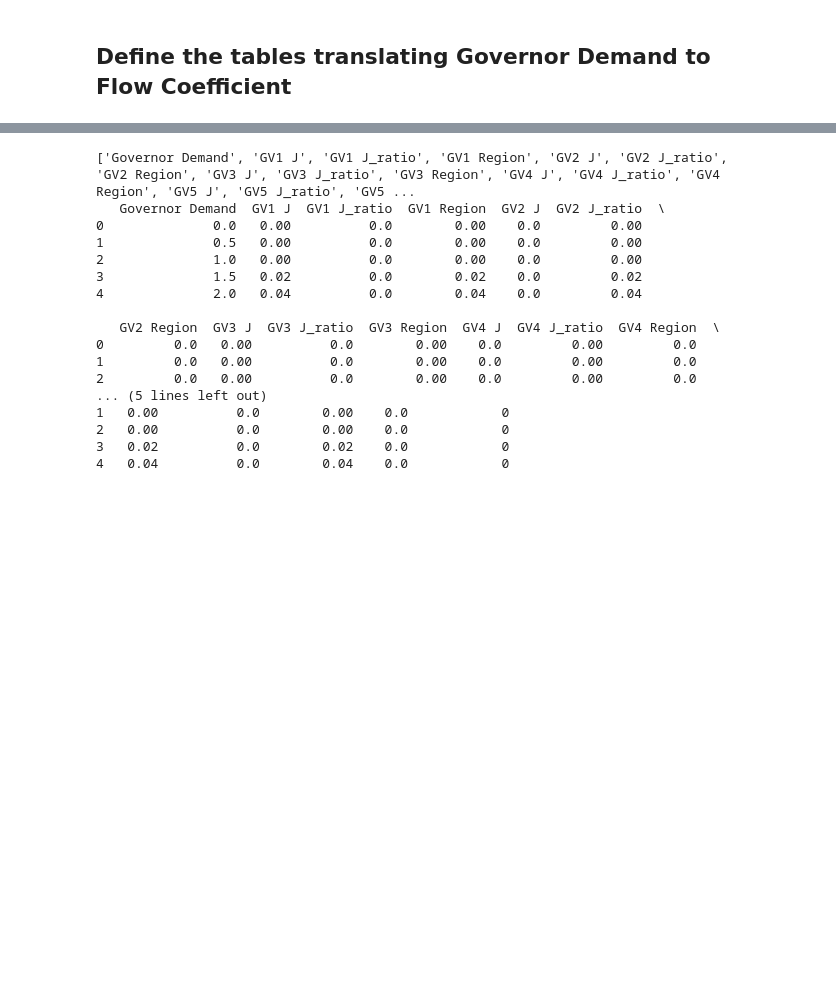
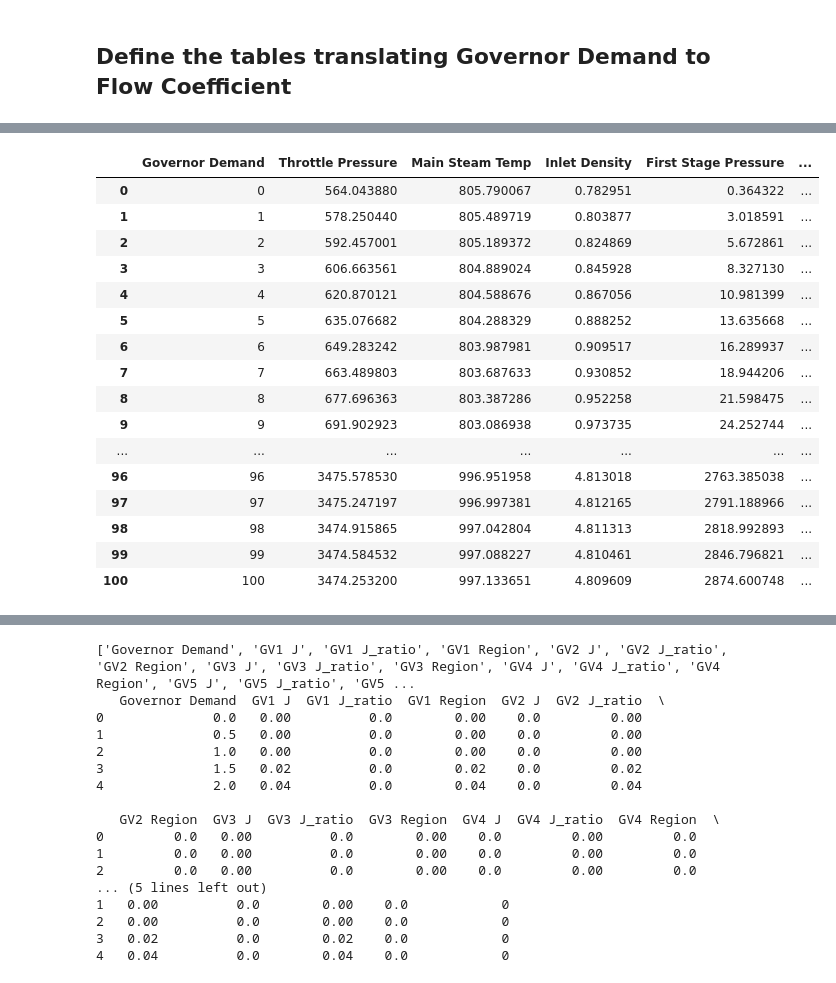
Before and after one commit to matthew-david-hawkins/Steam-Turbine-Valve-Analysis, a Jupyter notebook: Valve_Analysis.ipynb, the cells around one changed output, grey strips where cells are left out. Saved outputs shown, nothing was run; the diff lists cells and outputs as text; code cells hidden in the pictures; blank space fills up the shorter version.

Commit message:
Added Design Data Modeling

```diff
--- a/Valve_Analysis.ipynb
+++ b/Valve_Analysis.ipynb
@@ -299,3 +579,15 @@ print(gv_trim_df)
+# %%
+dictionary = {
+    "Governor Demand" : ax.get_children()[1]._x,
+    "First Stage Pressure" : ax.get_children()[1]._y
+}
+first_stage_model_df = pd.DataFrame(dictionary)
+first_stage_model_df.to_csv(f"projects/{project}/first_stage_model.csv")
+
+
+#fig, ax = plt.subplots()
+#plt.plot(steam_flow_model[0], steam_flow_model[1])
+#plt.show()
 # %% [markdown]
 ## Define the tables translating Governor Demand to Flow Coefficient
 # %%
@@ -355,0 +698,83 @@ print(get_regime(1.5,0.2))
+# %%
+#First guess for gov_k and noz_l
+gov_k = 4
+noz_k = 4
+
+for i in range(gov_no):
+
+    #ITERATE OVER GVs
+    #re-initialize problem
+    single_j_list = []
+    single_jratio_list = []
+    single_region_list = []
+
+    seq_j_list = []
+    seq_jratio_list = []
+    seq_region_list = []
+
+    for x in range(len(gov_dmd)):
+
+            #----------------------------------------------------------
+            #Calculate the jratio and flow regime for single valve mode
+            #----------------------------------------------------------
+
+            #Calculate the valve lift
+            single_lift = numpy.interp(gov_dmd[x], single_dmd_df["Governor Demand"], single_dmd_df["Valve Position Demand"])
+
+            #Calculate the valve area
+            single_j_list.append(gov_k/100*numpy.interp(single_lift, trim_list[2*i], trim_list[2*i+1]))
+
+            #calculate the jratio
+            single_jratio_list.append(single_j_list[x]/noz_k)
+
+            #determine the flow regime for each governor valve
+            single_region_list.append(get_regime(single_jratio_list[x], p_ratio[x]))
+
+
+            #----------------------------------------------------------
+            #Calculate the jratio and flow regime for sequential valve mode
+            #----------------------------------------------------------
+
+            #Calculate the valve lift
+            seq_lift = numpy.interp(gov_dmd[x], gv_demand_df.iloc[:,2*i], gv_demand_df.iloc[:,2*i+1])
+
+            #Calculate the valve area
+            seq_j_list.append(gov_k/100*numpy.interp(seq_lift, trim_list[2*i], trim_list[2*i+1]))
+
+            #calculate the jratio
+            seq_jratio_list.append(seq_j_list[x]/noz_k)
+
+            #determine the flow regime for each governor valve
+            seq_region_list.append(get_regime(seq_jratio_list[x], p_ratio[x]))
+
+
+
+    performance_df[f"Single Flow Coefficient {i+1}"] = single_j_list
+    performance_df[f"Single Flow Region {i+1}"] = single_region_list
+    performance_df[f"Single J Ratio {i+1}"] = single_jratio_list
+
+    performance_df[f"Sequential Flow Coefficient {i+1}"] = seq_j_list
+    performance_df[f"Sequential Flow Region {i+1}"] = seq_region_list
+    performance_df[f"Sequential J Ratio {i+1}"] = seq_jratio_list
+
+    #ITERATE OVER GVs
+
+performance_df
+# %% [output]
+|  | Governor Demand | Throttle Pressure | Main Steam Temp | Inlet Density | First Stage Pressure | ... |
+| 0 | 0 | 564.043880 | 805.790067 | 0.782951 | 0.364322 | ... |
+| 1 | 1 | 578.250440 | 805.489719 | 0.803877 | 3.018591 | ... |
+| 2 | 2 | 592.457001 | 805.189372 | 0.824869 | 5.672861 | ... |
+| 3 | 3 | 606.663561 | 804.889024 | 0.845928 | 8.327130 | ... |
+| 4 | 4 | 620.870121 | 804.588676 | 0.867056 | 10.981399 | ... |
+| 5 | 5 | 635.076682 | 804.288329 | 0.888252 | 13.635668 | ... |
+| 6 | 6 | 649.283242 | 803.987981 | 0.909517 | 16.289937 | ... |
+| 7 | 7 | 663.489803 | 803.687633 | 0.930852 | 18.944206 | ... |
+| 8 | 8 | 677.696363 | 803.387286 | 0.952258 | 21.598475 | ... |
+| 9 | 9 | 691.902923 | 803.086938 | 0.973735 | 24.252744 | ... |
+| ... | ... | ... | ... | ... | ... | ... |
+| 96 | 96 | 3475.578530 | 996.951958 | 4.813018 | 2763.385038 | ... |
+| 97 | 97 | 3475.247197 | 996.997381 | 4.812165 | 2791.188966 | ... |
+| 98 | 98 | 3474.915865 | 997.042804 | 4.811313 | 2818.992893 | ... |
+| 99 | 99 | 3474.584532 | 997.088227 | 4.810461 | 2846.796821 | ... |
+| 100 | 100 | 3474.253200 | 997.133651 | 4.809609 | 2874.600748 | ... |
```
Also changed, not shown: parts of 20 cells of this notebook, 5 other files.
